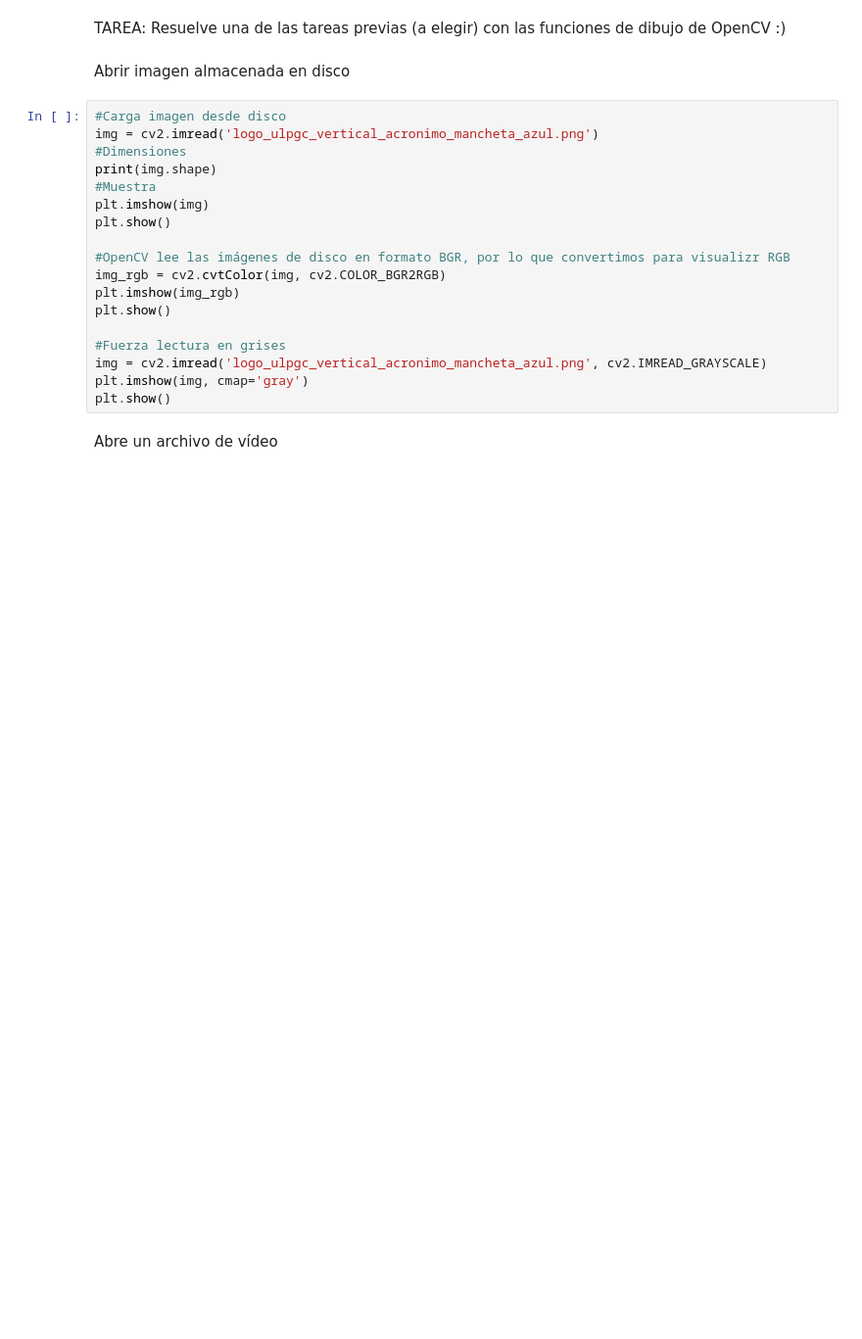
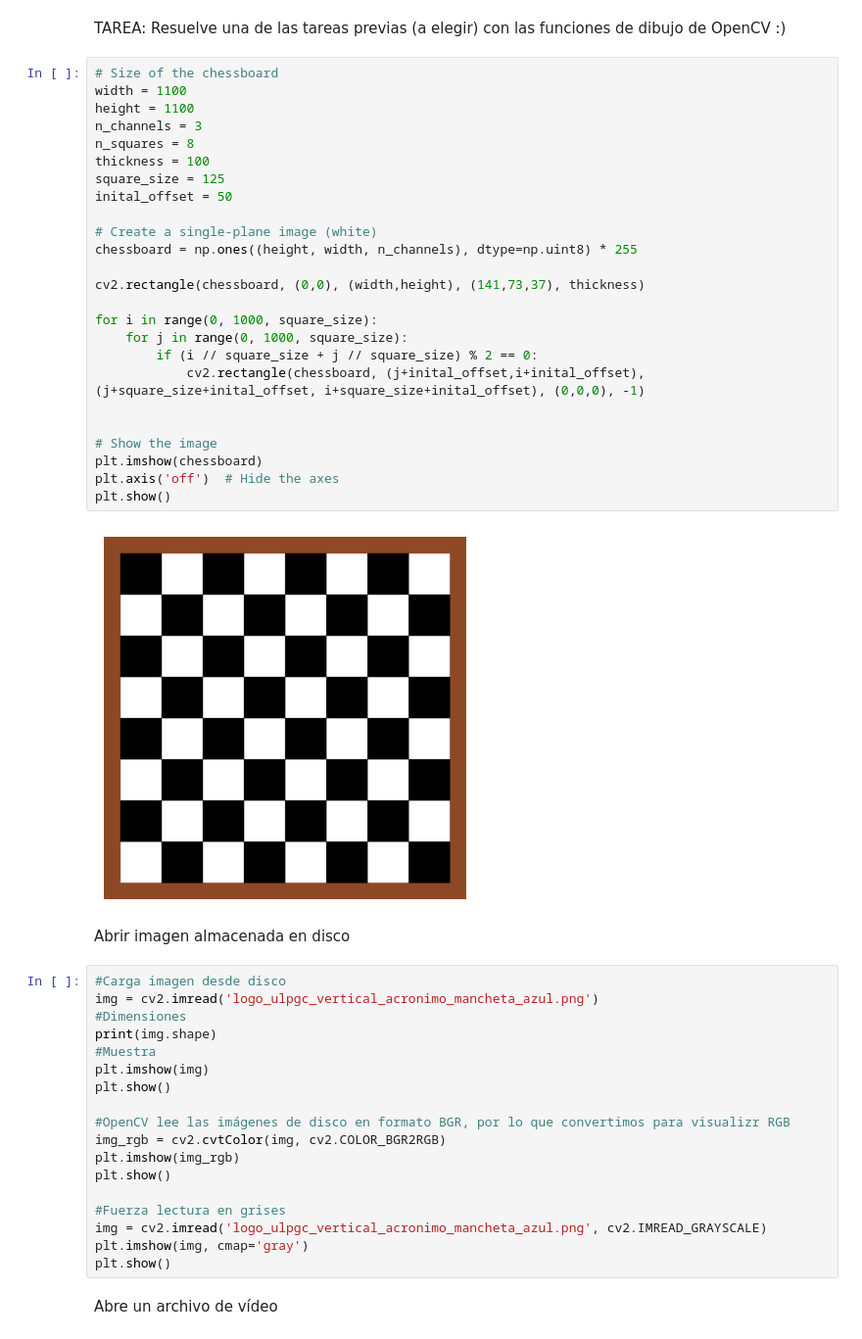
Before and after one commit to gitfrandu4/40982-VC, a Jupyter notebook: P1/VC_P1.ipynb, the cells around one changed output. Shown: that part at 98% size. Saved outputs shown, nothing was run; the diff lists cells and outputs as text; blank space fills up the shorter version.

```diff
--- a/P1/VC_P1.ipynb
+++ b/P1/VC_P1.ipynb
@@ -260,5 +267,32 @@ cv2.imwrite('imagen.jpg', color_img)
 # %% [markdown]
 TAREA: Resuelve una de las tareas previas (a elegir) con las funciones de dibujo de OpenCV  :)
+# %%
+# Size of the chessboard
+width = 1100
+height = 1100
+n_channels = 3
+n_squares = 8
+thickness = 100
+square_size = 125
+inital_offset = 50
+
+# Create a single-plane image (white)
+chessboard = np.ones((height, width, n_channels), dtype=np.uint8) * 255
+
+cv2.rectangle(chessboard, (0,0), (width,height), (141,73,37), thickness)
+
+for i in range(0, 1000, square_size):
+    for j in range(0, 1000, square_size):
+        if (i // square_size + j // square_size) % 2 == 0:
+            cv2.rectangle(chessboard, (j+inital_offset,i+inital_offset), (j+square_size+inital_offset, i+square_size+inital_offset), (0,0,0), -1)
+
+
+# Show the image
+plt.imshow(chessboard)
+plt.axis('off')  # Hide the axes
+plt.show()
+# %% [output]
+[figure, added]
 # %% [markdown]
 Abrir imagen almacenada en disco
 # %%
```
Also changed, not shown: parts of 3 cells of this notebook.
